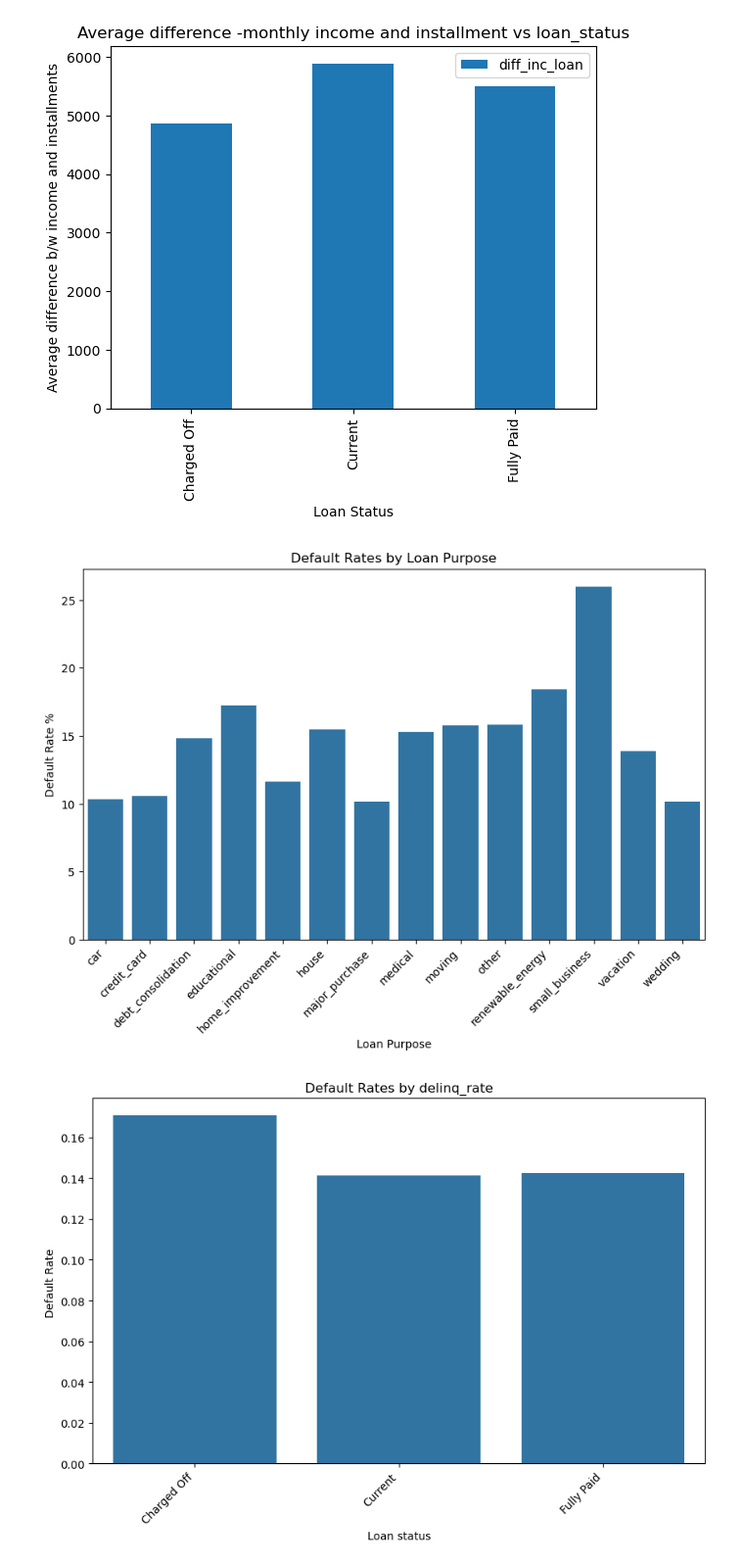
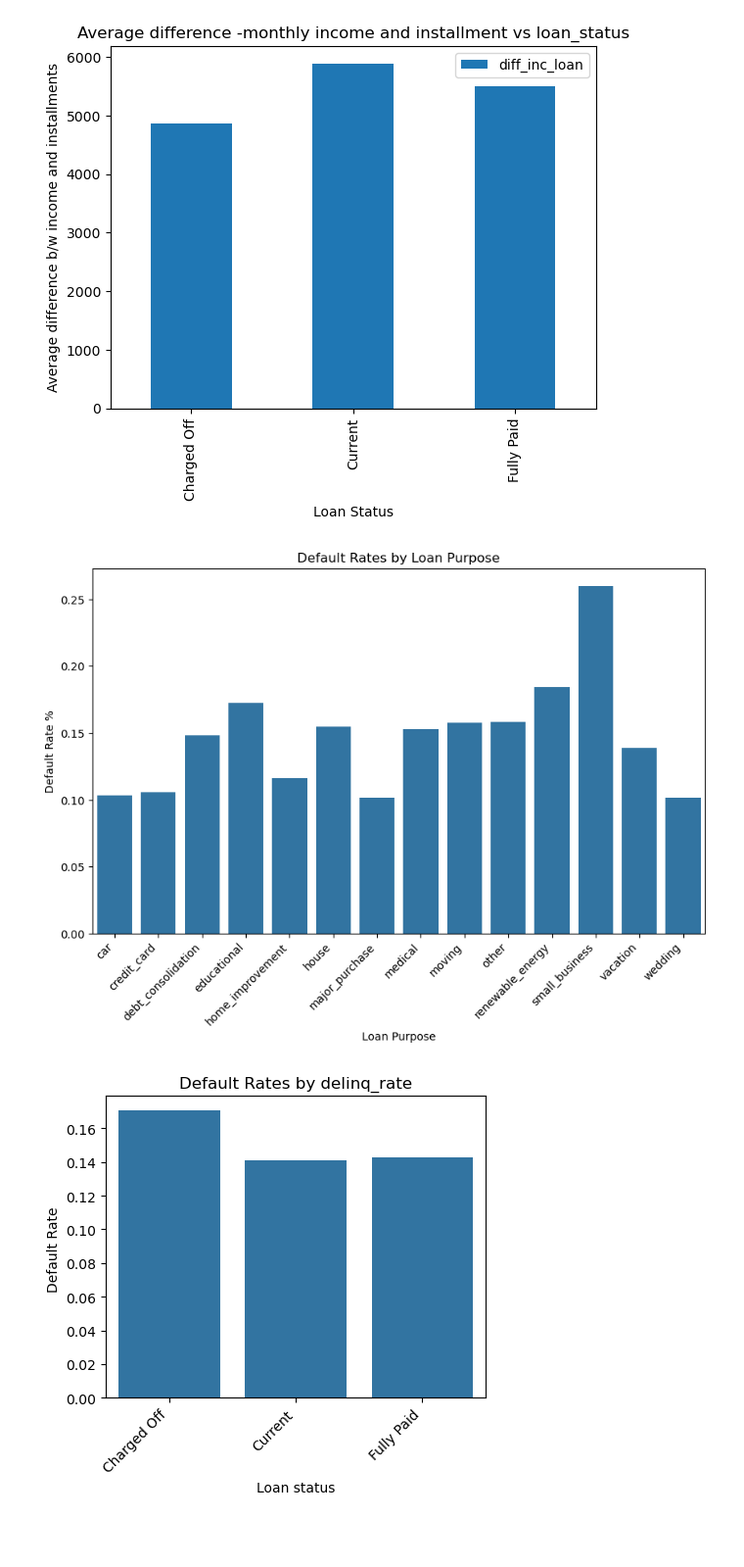
Before and after one commit to maheshh22/LendingClub, a Jupyter notebook: Lending_club.ipynb, the cells around one changed output. Shown at 98% size. Drawn from its saved outputs; the diff is of its cells as text; code cells hidden in the pictures; blank space fills up the shorter version.

```diff
--- a/Lending_club.ipynb
+++ b/Lending_club.ipynb
@@ -53,7 +63,7 @@ plt.show()
 [figure]
 # %%
 # purpose of loan vs defauls
-default_rates = df.groupby('purpose')['loan_status'].apply(lambda x: (x == 'Charged Off').mean()*100).reset_index(name='default_rate')
+default_rates = df.groupby('purpose')['loan_status'].apply(lambda x: (x == 'Charged Off').mean()).reset_index(name='default_rate')
 
 plt.figure(figsize=(10, 6))
 sns.barplot(x='purpose', y='default_rate', data=default_rates)
@@ -63,19 +73,19 @@ plt.ylabel('Default Rate %')
 plt.xticks(rotation=45, ha='right')
 plt.show()
 # %% [output]
-[figure, old version]
+[figure, new version]
 # %%
 # delinq_2yrs based analysis , if there are more number of deferred payments, more chances of defaults
 delinq_data = df.groupby('loan_status')['delinq_2yrs'].mean().reset_index(name='default_rate')
-plt.figure(figsize=(10, 6))
+plt.figure(figsize=(5, 4))
 sns.barplot(x='loan_status', y='default_rate', data=delinq_data)
 plt.title('Default Rates by delinq_rate')
 plt.xlabel('Loan status')
 plt.ylabel('Default Rate ')
 plt.xticks(rotation=45, ha='right')
 plt.show()
 # %% [output]
-[figure, old version]
+[figure, new version]
 # %%
 # open account based analysis , if there are more number of open accounts, more chances of defaults
 open_acc_data = df.groupby('loan_status')['open_acc'].mean().reset_index(name='open_acc_avg')
```
Also changed, not shown: parts of 7 cells of this notebook.
